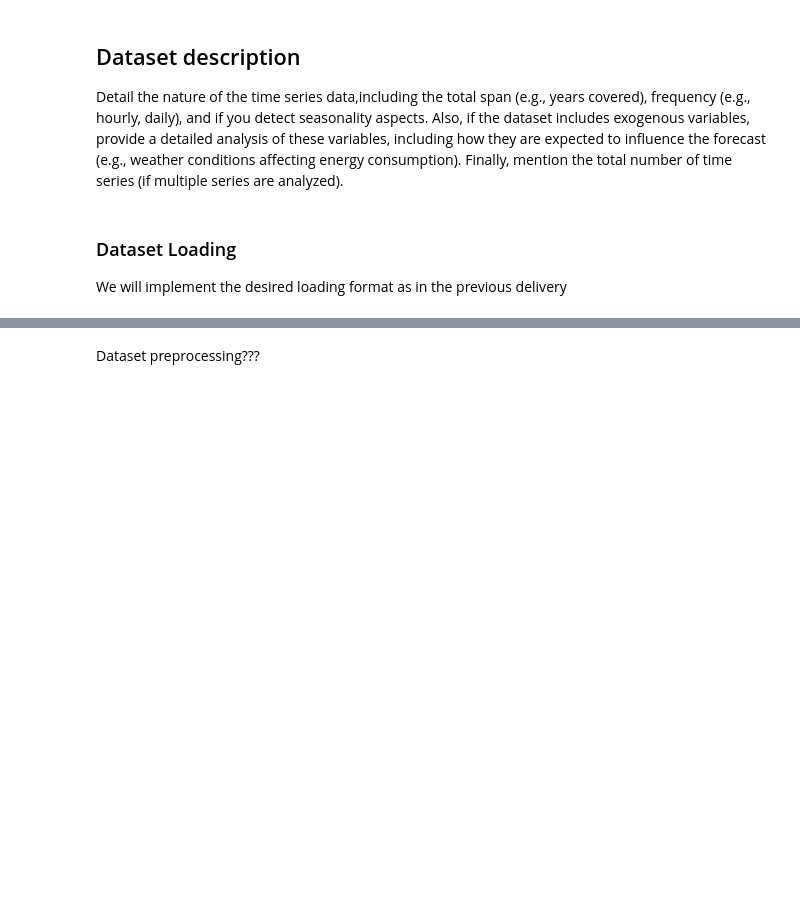
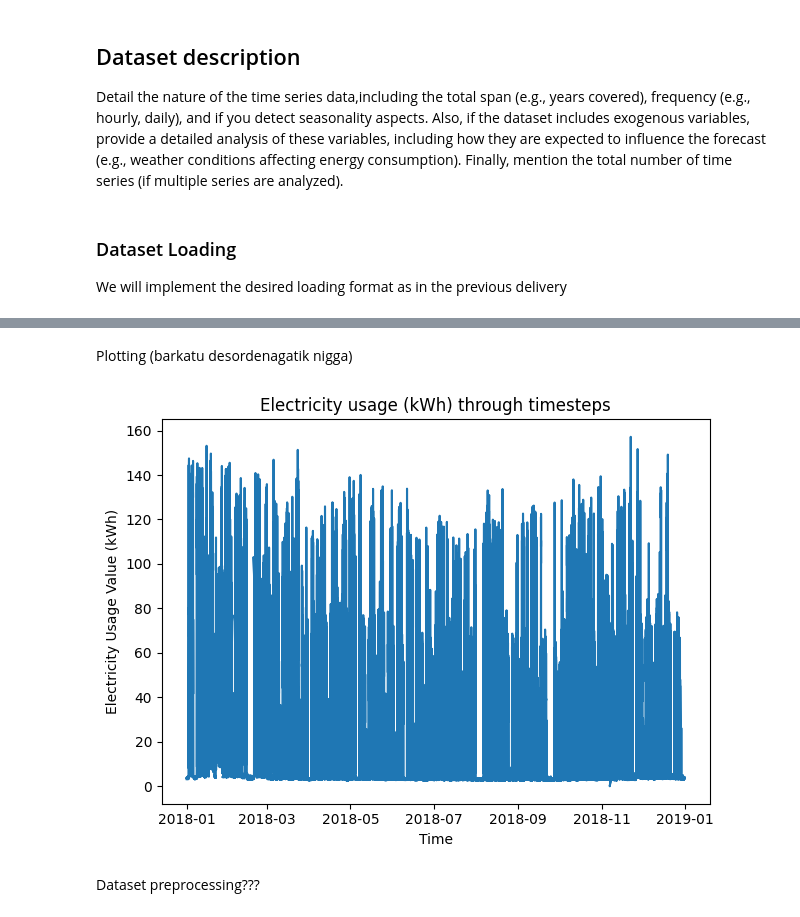
Before and after one commit to DiegoLopezAroca/Multiclass-Corporate-Credit-Rating, a Jupyter notebook: D2.1 - Project_Proposal.ipynb, the cells around one changed output, grey strips where cells are left out. Drawn from its saved outputs; the diff is of its cells as text; code cells hidden in the pictures; blank space fills up the shorter version.

```diff
--- a/D2.1 - Project_Proposal.ipynb
+++ b/D2.1 - Project_Proposal.ipynb
@@ -28,7 +35,7 @@ import pandas as pd
 # %%
-file_id = ''
+file_id = '1FLKVRjZcWCm3zBcNElhfEZm3KAzRW3PQ'
 file = drive.CreateFile({'id':file_id})
-file.GetContentFile(')
+file.GetContentFile('steel_industry_energy_dataset.csv')
 
-df = pd.read_csv('')
+df = pd.read_csv('steel_industry_energy_dataset.csv')
 df.head()
@@ -35,3 +79,19 @@ df.head()
+# %%
+df["date"] = pd.to_datetime(df["date"], format="%d/%m/%Y %H:%M")
+# %% [markdown]
+Plotting (barkatu desordenagatik nigga)
+# %%
+def visualize_time_series(dataframe):
+    fig, ax = plt.subplots()
+    ax.plot(dataframe["date"], dataframe["Usage_kWh"])
+    ax.set_xlabel('Time') # Is just the sequential order
+    ax.set_ylabel('Electricity Usage Value (kWh)') # The randomly given value
+    plt.title("Electricity usage (kWh) through timesteps")
+    plt.tight_layout()
+
+visualize_time_series(df)
+# %% [output]
+[figure, added]
 # %% [markdown]
 Dataset preprocessing???
 # %% [markdown]
```
Also changed, not shown: parts of 10 cells of this notebook.
